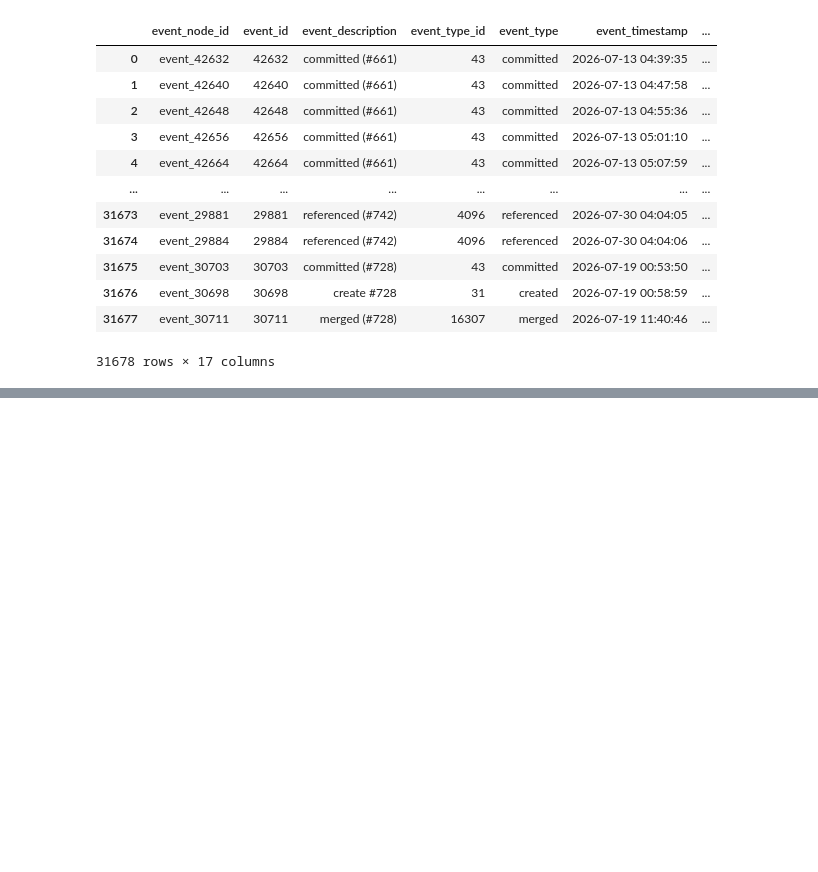
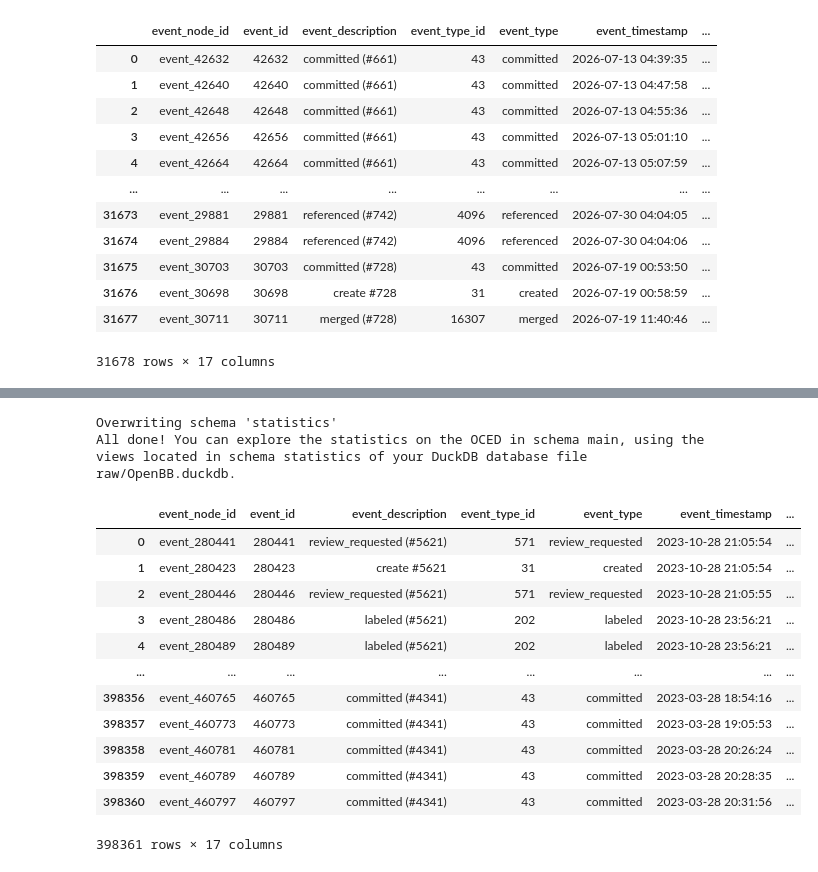
Before and after one commit to MahsaChoop/Lifecycle-Processes, a Jupyter notebook: data/data extraction.ipynb, the cells around one changed output, grey strips where cells are left out. Drawn from its saved outputs; the diff is of its cells as text; code cells hidden in the pictures; blank space fills up the shorter version.

Commit message:
Add OpenBB extraction; ignore raw databases; clear graph output

```diff
--- a/data/data extraction.ipynb
+++ b/data/data extraction.ipynb
@@ -410,0 +408,13 @@ eventsPerobj_df
+# %%
+import duckdb
+import pandas as pd
+
+from pystackt import *
+
+from configToken import GITHUB_ACCESS_TOKEN
+
+from pathlib import Path
+import sys
+
+DUCKDB_PATH_OPENBB = "raw/OpenBB.duckdb"
+SQLITE_PATH_OPENBB = "raw/OpenBB.sqlite"
@@ -410,0 +534,12 @@ eventsPerobj_df
+# %%
+
+from pystackt import create_statistics_views
+
+create_statistics_views(
+    quack_db= DUCKDB_PATH_OPENBB,
+    schema_in="main",
+    schema_out="statistics"
+)
+# %% [output]
+Overwriting schema 'statistics'
+All done! You can explore the statistics on the OCED in schema main, using the views located in schema statistics of your DuckDB database file raw/OpenBB.duckdb.
@@ -410,0 +559,23 @@ eventsPerobj_df
+# %%
+import duckdb
+
+quack_db = DUCKDB_PATH_OPENBB
+
+with duckdb.connect(quack_db, read_only=True) as con:
+    eventsPerobj_df = con.sql("SELECT * FROM graph_data_prep.graph_base_table").df()
+
+eventsPerobj_df
+# %% [output]
+|  | event_node_id | event_id | event_description | event_type_id | event_type | event_timestamp | ... |
+| 0 | event_280441 | 280441 | review_requested (#5621) | 571 | review_requested | 2023-10-28 21:05:54 | ... |
+| 1 | event_280423 | 280423 | create #5621 | 31 | created | 2023-10-28 21:05:54 | ... |
+| 2 | event_280446 | 280446 | review_requested (#5621) | 571 | review_requested | 2023-10-28 21:05:55 | ... |
+| 3 | event_280486 | 280486 | labeled (#5621) | 202 | labeled | 2023-10-28 23:56:21 | ... |
+| 4 | event_280489 | 280489 | labeled (#5621) | 202 | labeled | 2023-10-28 23:56:21 | ... |
+| ... | ... | ... | ... | ... | ... | ... | ... |
+| 398356 | event_460765 | 460765 | committed (#4341) | 43 | committed | 2023-03-28 18:54:16 | ... |
+| 398357 | event_460773 | 460773 | committed (#4341) | 43 | committed | 2023-03-28 19:05:53 | ... |
+| 398358 | event_460781 | 460781 | committed (#4341) | 43 | committed | 2023-03-28 20:26:24 | ... |
+| 398359 | event_460789 | 460789 | committed (#4341) | 43 | committed | 2023-03-28 20:28:35 | ... |
+| 398360 | event_460797 | 460797 | committed (#4341) | 43 | committed | 2023-03-28 20:31:56 | ... |
+398361 rows × 17 columns
```
Also changed, not shown: parts of 6 cells of this notebook, 2 other files.
